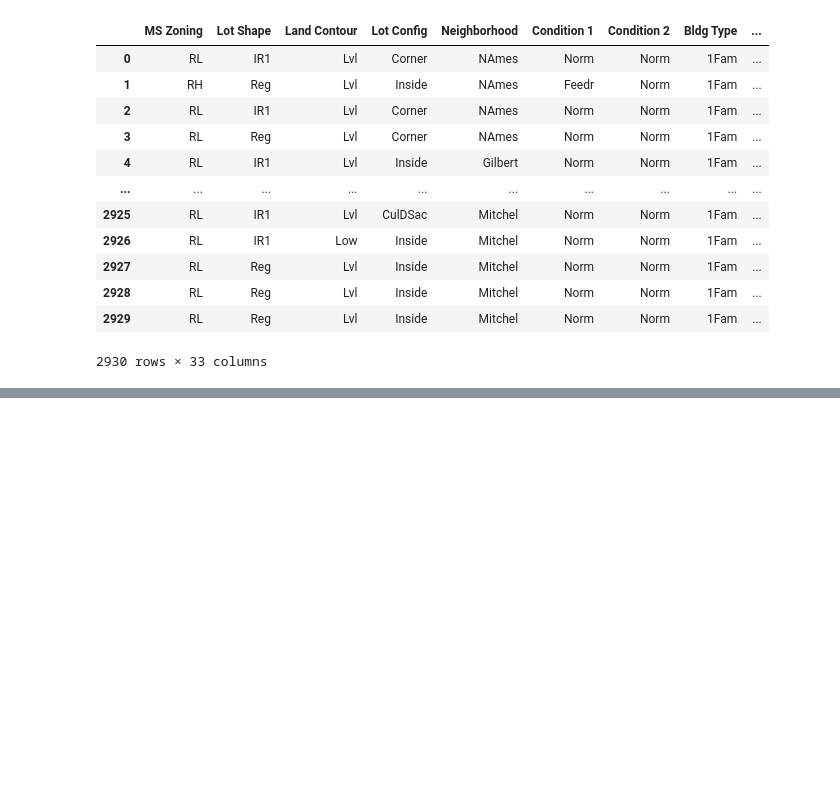
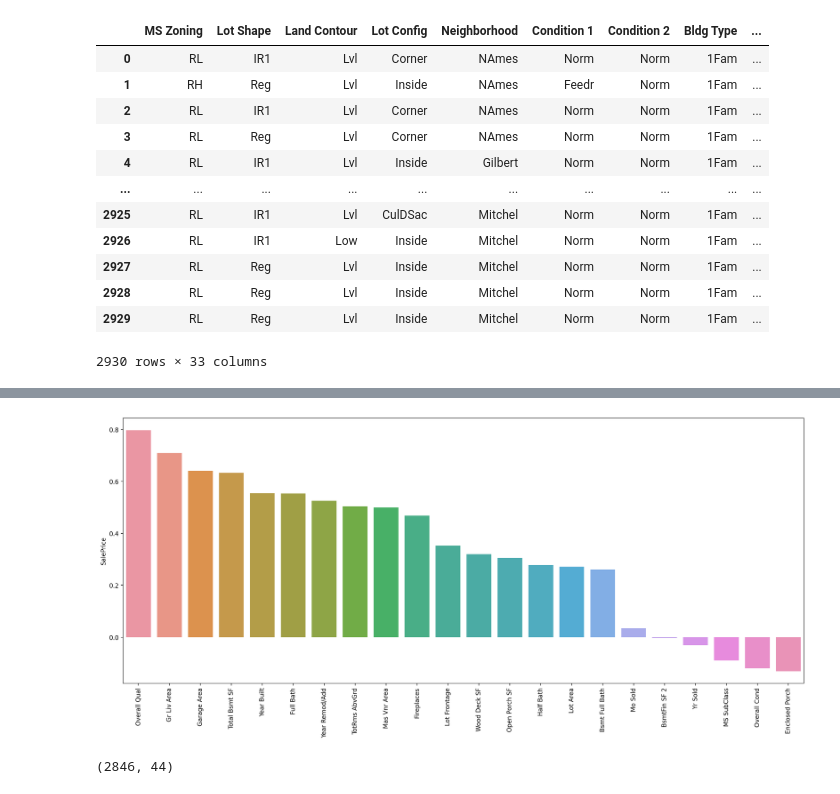
Before and after one commit to EmincanY/Machine-Learning, a Jupyter notebook: Udemy_ML/Supervised/Predict - Regression/LinearRegression/FinalProject.ipynb, the cells around one changed output, grey strips where cells are left out. Drawn from its saved outputs; the diff is of its cells as text; code cells hidden in the pictures; blank space fills up the shorter version.

```diff
--- a/Udemy_ML/Supervised/Predict - Regression/LinearRegression/FinalProject.ipynb
+++ b/Udemy_ML/Supervised/Predict - Regression/LinearRegression/FinalProject.ipynb
@@ -338,0 +574,10 @@ df['Mas Vnr Area'] = df['Mas Vnr Area'].fillna(df['Mas Vnr Area'].mode())
+# %%
+df.drop(['1st Flr SF' , '2nd Flr SF' , 'Bedroom AbvGr'] , axis = 1 , inplace = True)
+# %%
+plt.figure(figsize=(20,8) , dpi = 200)
+
+sns.barplot(x = df.corr()['SalePrice'].drop('SalePrice').sort_values(ascending=False).index , y = df.corr()['SalePrice'].drop('SalePrice').sort_values(ascending=False))
+
+plt.xticks(rotation = 'vertical');
+# %% [output]
+[figure, added]
@@ -338,0 +586,4 @@ df['Mas Vnr Area'] = df['Mas Vnr Area'].fillna(df['Mas Vnr Area'].mode())
+# %%
+df.shape
+# %% [output]
+(2846, 44)
```
Also changed, not shown: parts of 88 cells of this notebook.
